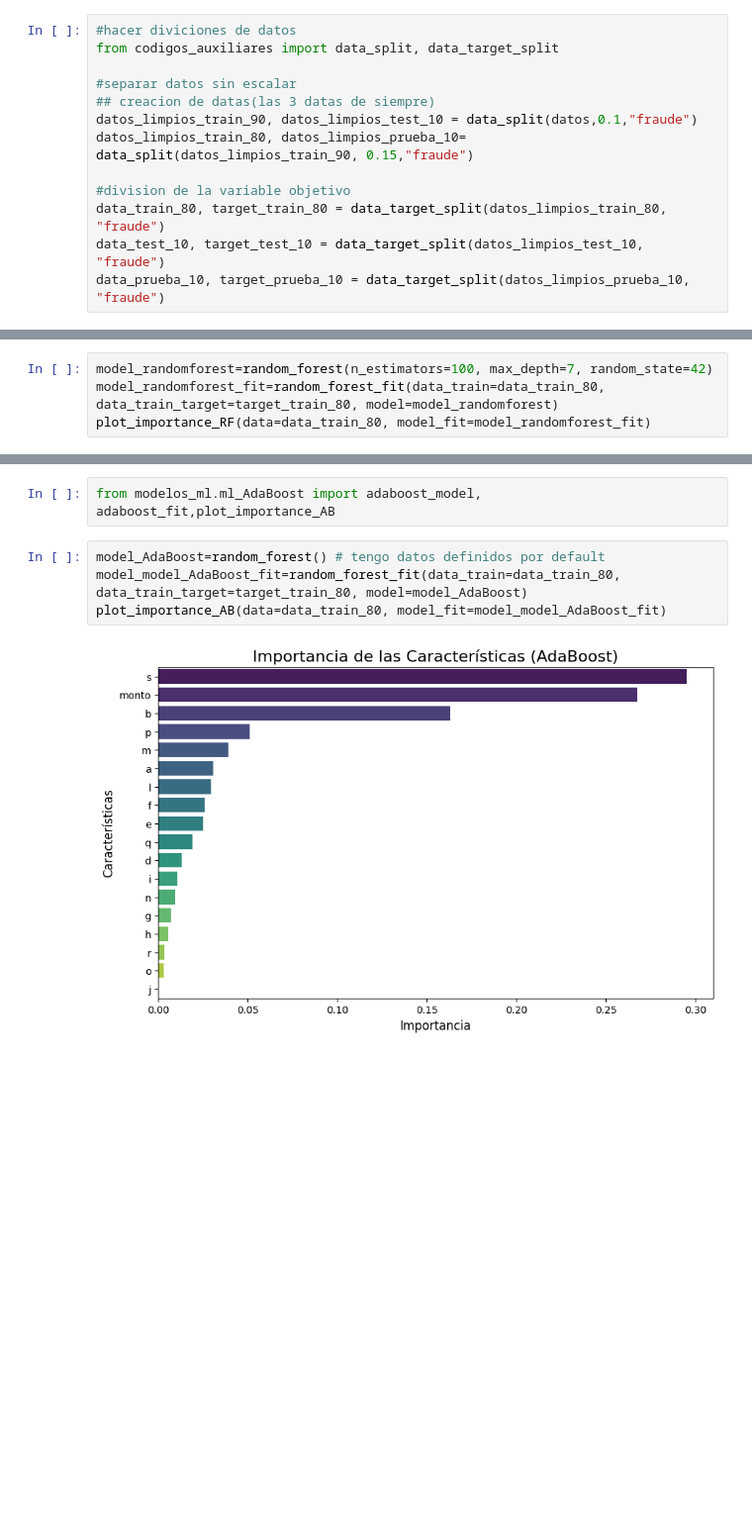
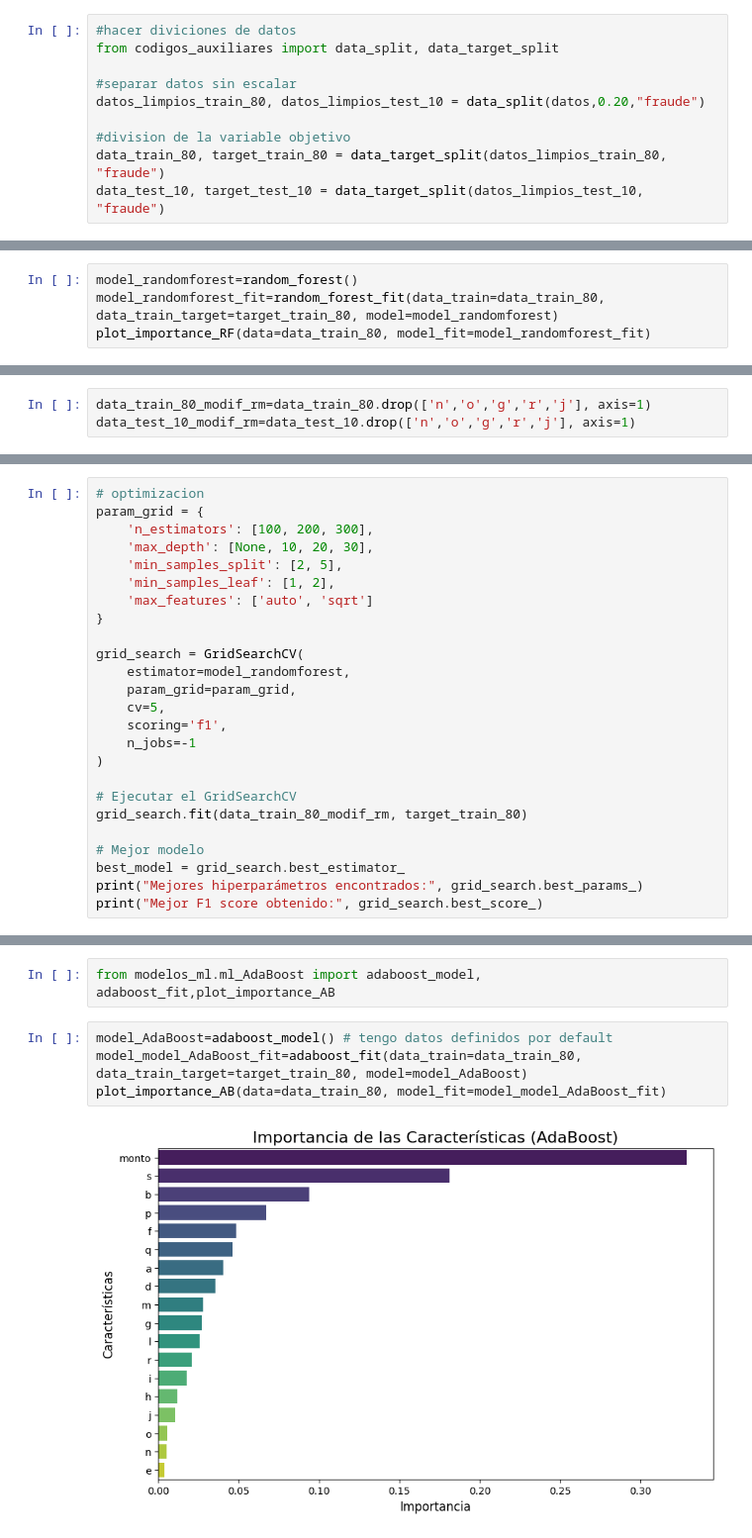
Before and after one commit to awitadelulo/Final_machine_learning_bc, a Jupyter notebook: Final_machine_learning_jhonatan.ipynb, the cells around one changed output, grey strips where cells are left out. Shown at 99% size. Saved outputs shown, nothing was run; the diff lists cells and outputs as text; blank space fills up the shorter version.

```diff
--- a/Final_machine_learning_jhonatan.ipynb
+++ b/Final_machine_learning_jhonatan.ipynb
@@ -550,11 +550,8 @@ Ahora, lo que debemos hacer es separar el DataFrame original en tres DataFrames:
 from codigos_auxiliares import data_split, data_target_split
 
 #separar datos sin escalar
-## creacion de datas(las 3 datas de siempre)
-datos_limpios_train_90, datos_limpios_test_10 = data_split(datos,0.1,"fraude")
-datos_limpios_train_80, datos_limpios_prueba_10= data_split(datos_limpios_train_90, 0.15,"fraude")
+datos_limpios_train_80, datos_limpios_test_10 = data_split(datos,0.20,"fraude")
 
 #division de la variable objetivo
 data_train_80, target_train_80 = data_target_split(datos_limpios_train_80, "fraude")
 data_test_10, target_test_10 = data_target_split(datos_limpios_test_10, "fraude")
-data_prueba_10, target_prueba_10 = data_target_split(datos_limpios_prueba_10, "fraude")
@@ -649,6 +654,6 @@ Ahora en esta seccion vamos a entrenar un modelo de machine learning en este cas
 from modelos_ml.ml_Randonforest import random_forest, random_forest_fit , plot_importance_RF
 # %%
-model_randomforest=random_forest(n_estimators=100, max_depth=7, random_state=42)
+model_randomforest=random_forest()
 model_randomforest_fit=random_forest_fit(data_train=data_train_80, data_train_target=target_train_80, model=model_randomforest)
 plot_importance_RF(data=data_train_80, model_fit=model_randomforest_fit)
 # %% [output]
@@ -655,0 +688,3 @@ plot_importance_RF(data=data_train_80, model_fit=model_randomforest_fit)
+# %%
+data_train_80_modif_rm=data_train_80.drop(['n','o','g','r','j'], axis=1)
+data_test_10_modif_rm=data_test_10.drop(['n','o','g','r','j'], axis=1)
@@ -655,0 +693,25 @@ plot_importance_RF(data=data_train_80, model_fit=model_randomforest_fit)
+# %%
+# optimizacion
+param_grid = {
+    'n_estimators': [100, 200, 300],
+    'max_depth': [None, 10, 20, 30],
+    'min_samples_split': [2, 5],
+    'min_samples_leaf': [1, 2],
+    'max_features': ['auto', 'sqrt']
+}
+
+grid_search = GridSearchCV(
+    estimator=model_randomforest,
+    param_grid=param_grid,
+    cv=5,
+    scoring='f1',
+    n_jobs=-1
+)
+
+# Ejecutar el GridSearchCV
+grid_search.fit(data_train_80_modif_rm, target_train_80)
+
+# Mejor modelo
+best_model = grid_search.best_estimator_
+print("Mejores hiperparámetros encontrados:", grid_search.best_params_)
+print("Mejor F1 score obtenido:", grid_search.best_score_)
@@ -658,8 +762,8 @@ plot_importance_RF(data=data_train_80, model_fit=model_randomforest_fit)
 # %%
 from modelos_ml.ml_AdaBoost import adaboost_model, adaboost_fit,plot_importance_AB
 # %%
-model_AdaBoost=random_forest() # tengo datos definidos por default
-model_model_AdaBoost_fit=random_forest_fit(data_train=data_train_80, data_train_target=target_train_80, model=model_AdaBoost)
+model_AdaBoost=adaboost_model() # tengo datos definidos por default
+model_model_AdaBoost_fit=adaboost_fit(data_train=data_train_80, data_train_target=target_train_80, model=model_AdaBoost)
 plot_importance_AB(data=data_train_80, model_fit=model_model_AdaBoost_fit)
 # %% [output]
-[figure, old version]
+[figure, new version]
```
Also changed, not shown: parts of 59 cells of this notebook, 11 other files.
